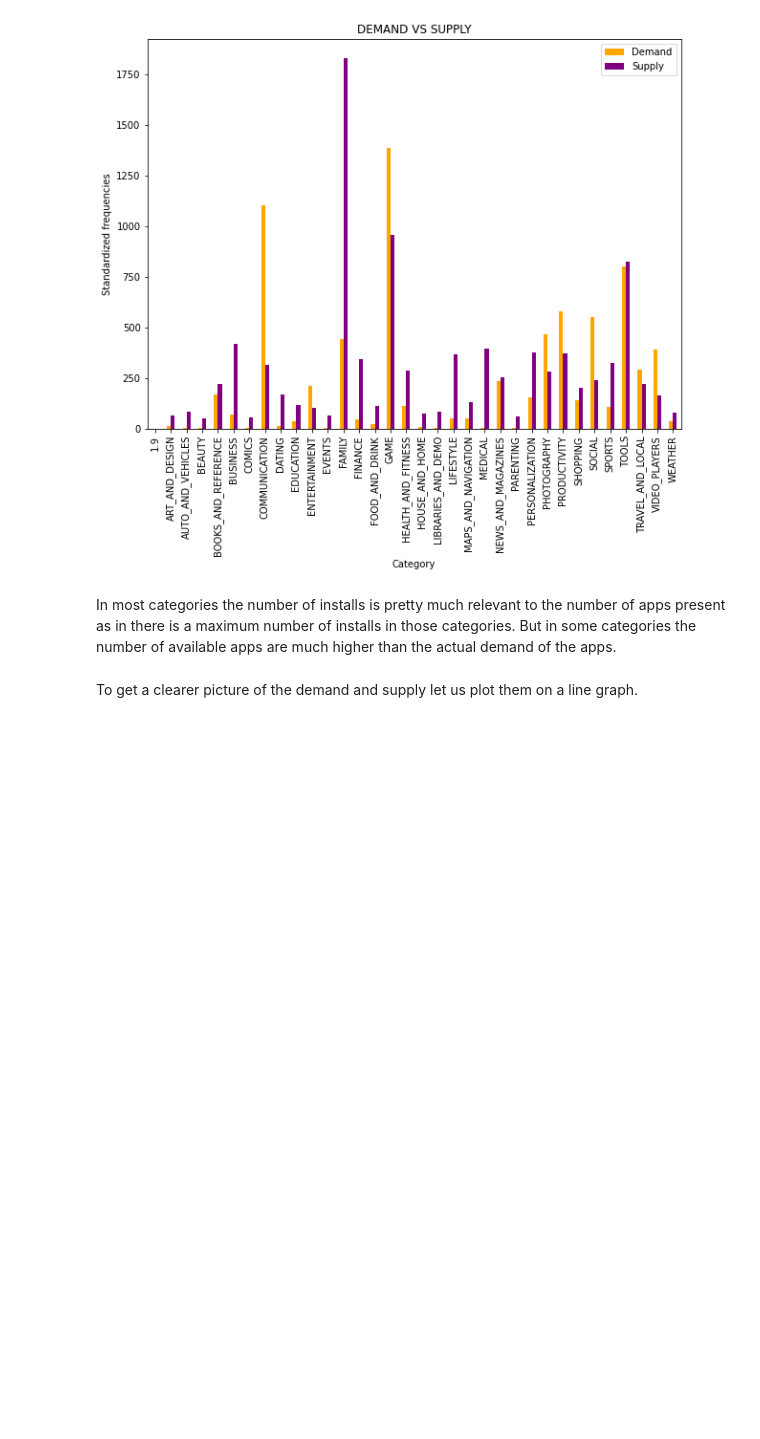
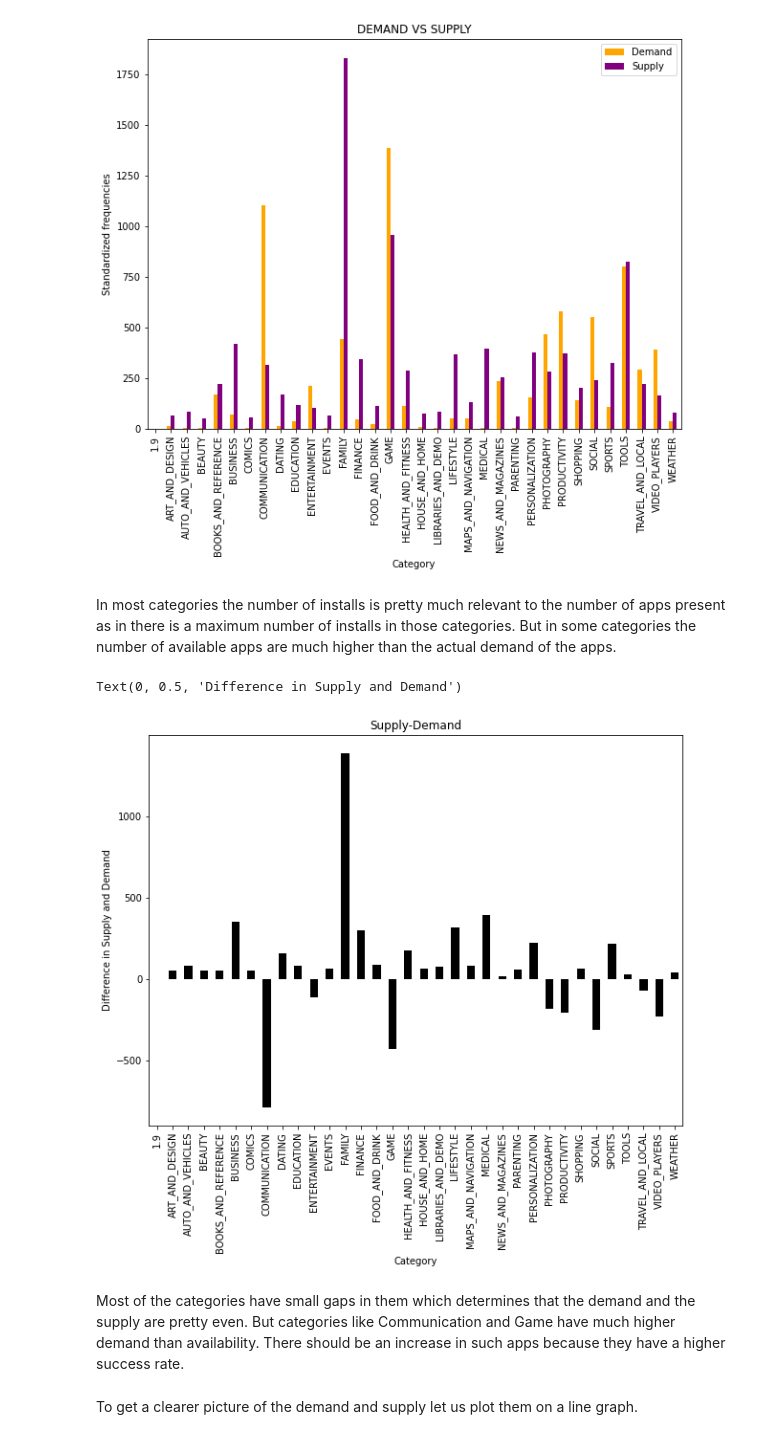
Before and after one commit to sspaulc/EDA--ABTN0105-Play-Store-App-Review-Analysis, a Jupyter notebook: Sanchita_Paul_Play_Store_App_Review_Analysis_[ABTN0105]_Capstone_Project.ipynb, the cells around one changed output. Cells and saved outputs as stored; diff of their text form; code cells hidden in the pictures; blank space fills up the shorter version.

```diff
--- a/Sanchita_Paul_Play_Store_App_Review_Analysis_[ABTN0105]_Capstone_Project.ipynb
+++ b/Sanchita_Paul_Play_Store_App_Review_Analysis_[ABTN0105]_Capstone_Project.ipynb
@@ -269,6 +271,17 @@ Text(0, 0.5, 'Standardized frequencies')
 [figure]
 # %% [markdown]
 In most categories the number of installs is pretty much relevant to the number of apps present as in there is a maximum number of installs in those categories. But in some categories the number of available apps are much higher than the actual demand of the apps.
+# %%
+#plot the bar graph
+demand_supplys['Supply_vs_Demand'].plot(kind='bar',color='black') (#Final)
+plt.title('Supply-Demand')
+plt.xlabel('Category')
+plt.ylabel('Difference in Supply and Demand')
+# %% [output]
+Text(0, 0.5, 'Difference in Supply and Demand')
+[figure, added]
+# %% [markdown]
+Most of the categories have small gaps in them which determines that the demand and the supply are pretty even. But categories like Communication and Game have much higher demand than availability. There should be an increase in such apps because they have a higher success rate.
 # %% [markdown]
 To get a clearer picture of the demand and supply let us plot them on a line graph.
 # %%
```
Also changed, not shown: parts of 13 cells of this notebook.
